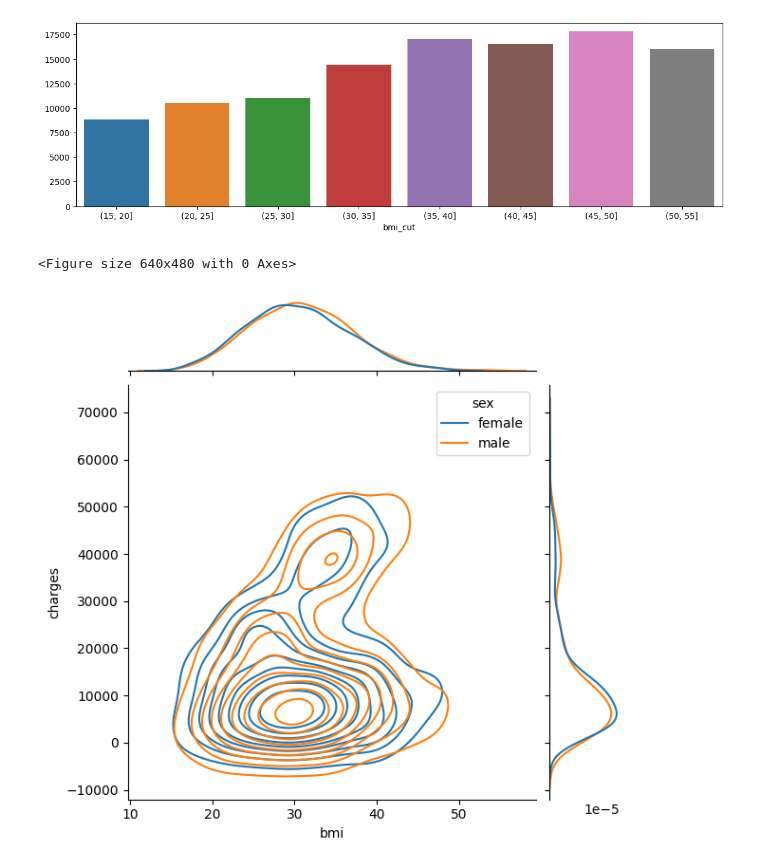
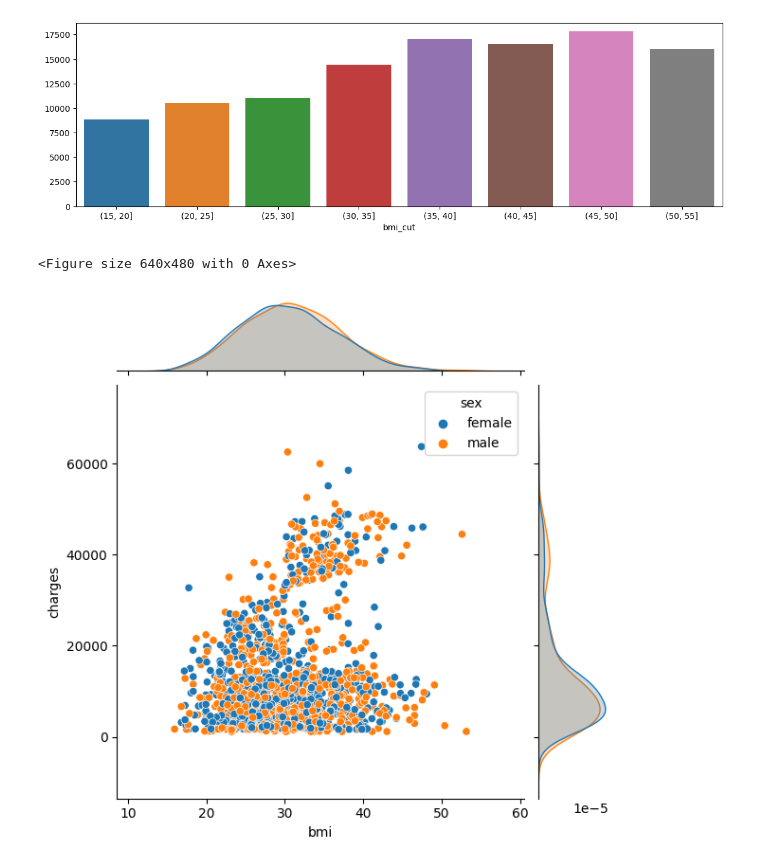
Before and after one commit to johann-wg/Kaggle, a Jupyter notebook: kaggle_medical_cost.ipynb, the cells around one changed output. Saved outputs shown, nothing was run; the diff lists cells and outputs as text; code cells hidden in the pictures.

```diff
--- a/kaggle_medical_cost.ipynb
+++ b/kaggle_medical_cost.ipynb
@@ -53,10 +56,10 @@ plt.show()
 [figure]
 # %%
 plt.figure()
-sns.jointplot(x=data['bmi'], y=data['charges'], hue=data['sex'], kind='kde', color='c')
+sns.jointplot(x=data['bmi'], y=data['charges'], hue=data['sex'], color='c')
 plt.show()
 # %% [output]
 <Figure size 640x480 with 0 Axes>
-[figure, old version]
+[figure, new version]
 # %%
 plt.figure()
```
Also changed, not shown: parts of 6 cells of this notebook.
